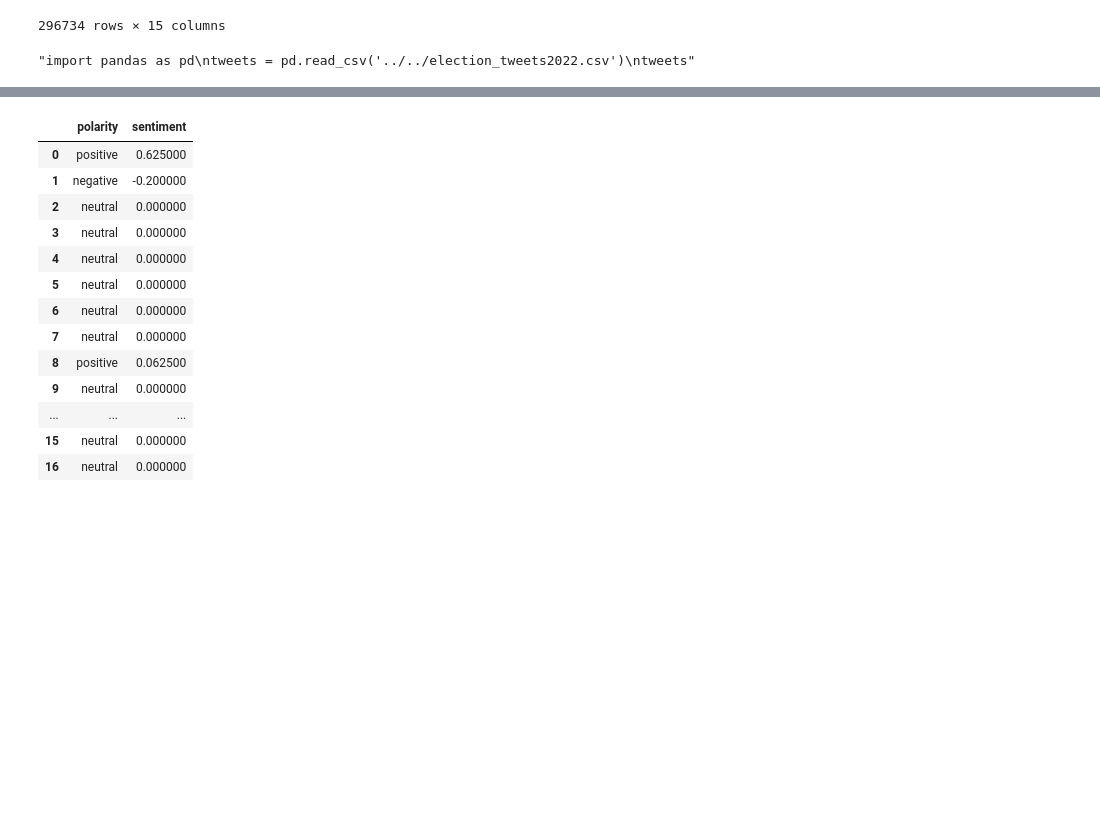
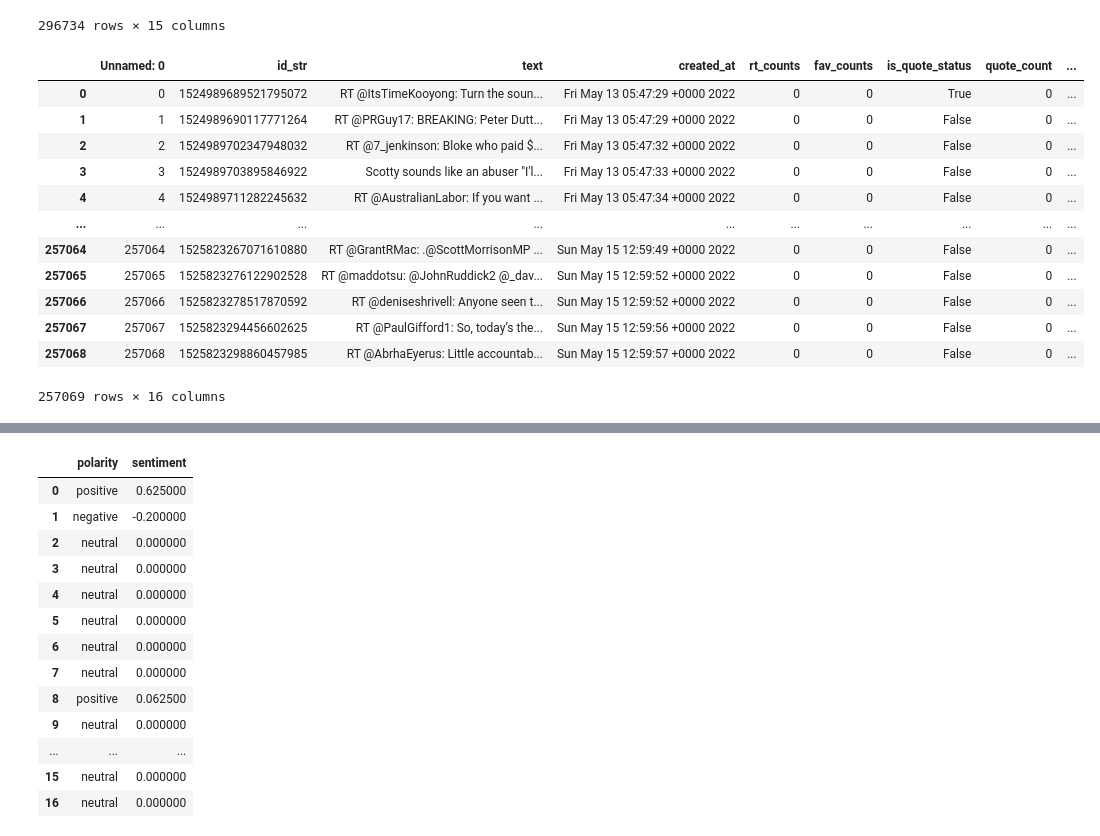
Before and after one commit to sohamdighe14/COMP90024-A2, a Jupyter notebook: TweetAnalysis/election_data_2022.ipynb, the cells around one changed output, grey strips where cells are left out. Saved outputs shown, nothing was run; the diff lists cells and outputs as text; code cells hidden in the pictures; blank space fills up the shorter version.

```diff
--- a/TweetAnalysis/election_data_2022.ipynb
+++ b/TweetAnalysis/election_data_2022.ipynb
@@ -95,11 +95,23 @@ tweets
 # %%
 tweets.to_csv('./election_tweets2022.csv')
 # %%
-"""import pandas as pd
+import pandas as pd
 tweets = pd.read_csv('../../election_tweets2022.csv')
-tweets"""
+tweets
 # %% [output]
+|  | Unnamed: 0 | id_str | text | created_at | rt_counts | fav_counts | is_quote_status | quote_count | ... |
+| 0 | 0 | 1524989689521795072 | RT @ItsTimeKooyong: Turn the soun... | Fri May 13 05:47:29 +0000 2022 | 0 | 0 | True | 0 | ... |
+| 1 | 1 | 1524989690117771264 | RT @PRGuy17: BREAKING: Peter Dutt... | Fri May 13 05:47:29 +0000 2022 | 0 | 0 | False | 0 | ... |
+| 2 | 2 | 1524989702347948032 | RT @7_jenkinson: Bloke who paid $... | Fri May 13 05:47:32 +0000 2022 | 0 | 0 | False | 0 | ... |
+| 3 | 3 | 1524989703895846922 | Scotty sounds like an abuser "I'l... | Fri May 13 05:47:33 +0000 2022 | 0 | 0 | False | 0 | ... |
+| 4 | 4 | 1524989711282245632 | RT @AustralianLabor: If you want ... | Fri May 13 05:47:34 +0000 2022 | 0 | 0 | False | 0 | ... |
+| ... | ... | ... | ... | ... | ... | ... | ... | ... | ... |
+| 257064 | 257064 | 1525823267071610880 | RT @GrantRMac: .@ScottMorrisonMP ... | Sun May 15 12:59:49 +0000 2022 | 0 | 0 | False | 0 | ... |
+| 257065 | 257065 | 1525823276122902528 | RT @maddotsu: @JohnRuddick2 @_dav... | Sun May 15 12:59:52 +0000 2022 | 0 | 0 | False | 0 | ... |
+| 257066 | 257066 | 1525823278517870592 | RT @deniseshrivell: Anyone seen t... | Sun May 15 12:59:52 +0000 2022 | 0 | 0 | False | 0 | ... |
+| 257067 | 257067 | 1525823294456602625 | RT @PaulGifford1: So, today’s the... | Sun May 15 12:59:56 +0000 2022 | 0 | 0 | False | 0 | ... |
+| 257068 | 257068 | 1525823298860457985 | RT @AbrhaEyerus: Little accountab... | Sun May 15 12:59:57 +0000 2022 | 0 | 0 | False | 0 | ... |
-"import pandas as pd\ntweets = pd.read_csv('../../election_tweets2022.csv')\ntweets"
+257069 rows × 16 columns
 # %%
 #wordcloud
 import matplotlib.pyplot as plt
```
Also changed, not shown: parts of 14 cells of this notebook, 12 other files.
